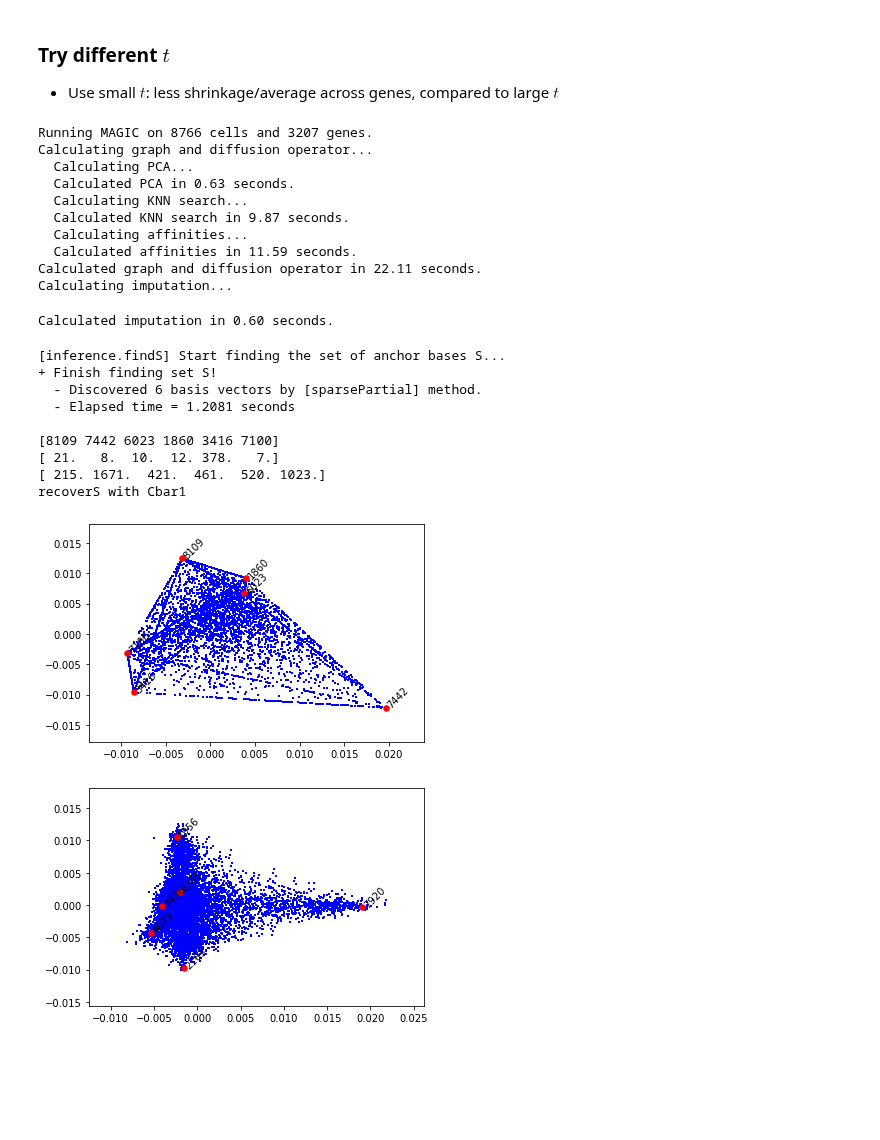
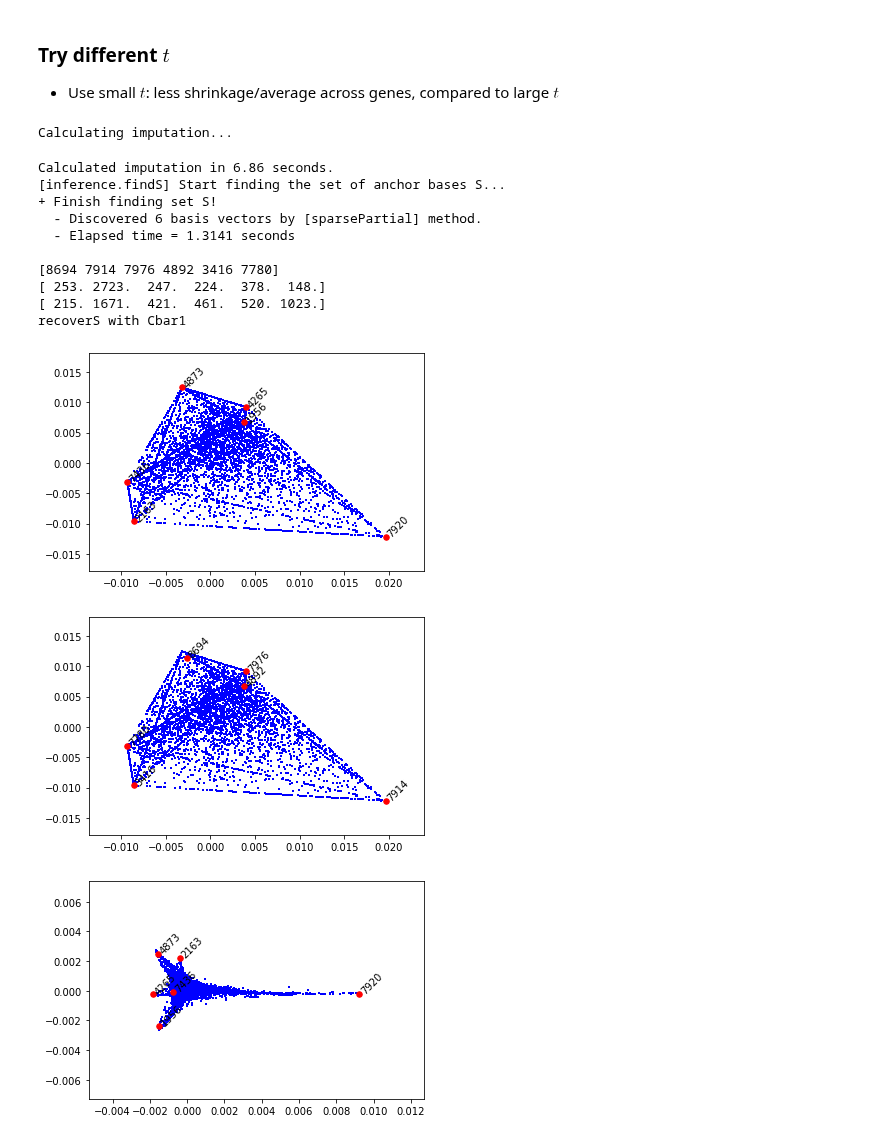
Before and after one commit to zihao12/pyJSMF-RAW, a Jupyter notebook: experiments/magic.ipynb, the cells around one changed output. Drawn from its saved outputs; the diff is of its cells as text; code cells hidden in the pictures; blank space fills up the shorter version.

```diff
--- a/experiments/magic.ipynb
+++ b/experiments/magic.ipynb
@@ -148,8 +156,8 @@ Algo still picks rare words, but they are closer to true anchor words (except fo
 Y_normalized = scprep.normalize.library_size_normalize(X.T) ## normalizing each gene; could amplify noise
 Y_normalized = scprep.transform.sqrt(Y_normalized)
 magic_op = magic.MAGIC()
+magic_op.set_params(random_state = 12)
 magic_op.fit(Y_normalized)
-Y_magic = magic_op.transform(X.T)
 # %% [output]
 Running MAGIC on 8766 cells and 3207 genes.
 Calculating graph and diffusion operator...
@@ -165,4 +173,7 @@ Calculated imputation in 2.01 seconds.
 # %%
+magic_op.set_params(t = 3)
+
+Y_magic = magic_op.transform(X.T)
 Cbar_m = Y_magic.T / Y_magic.T.sum(axis = 1)[:, None]
 Cbar_m = Cbar_m.T @ Cbar_m / n
 Cbar_m = Cbar_m / Cbar_m.sum(axis = 1)[:, None]
@@ -177,6 +188,8 @@ print(X.toarray().sum(axis = 0)[S0])
 
 which_dim = [0, 1]
 print("recoverS with Cbar1")
+vis_extremal_pca(Cbar0_pj, S0, which_dim = which_dim, annotate=True,fontsize=10)
 vis_extremal_pca(Cbar0_pj, S_m, which_dim = which_dim, annotate=True,fontsize=10)
 vis_extremal_pca(Cbar_m, S0, which_dim = which_dim, annotate=True,fontsize=10)
+vis_extremal_pca(Cbar_m, S_m, which_dim = which_dim, annotate=True,fontsize=10)
 # %% [output]
@@ -201,49 +218,40 @@ recoverS with Cbar1
 ### Try different $t$
 
 * Use small $t$: less shrinkage/average across genes, compared to large $t$
-# %%
-magic_op = magic.MAGIC()
-magic_op.set_params(t = 1)
-magic_op.fit(Y_normalized)
-Y_magic_t1 = magic_op.transform(X.T)
-# %% [output]
-Running MAGIC on 8766 cells and 3207 genes.
-Calculating graph and diffusion operator...
-  Calculating PCA...
-  Calculated PCA in 0.63 seconds.
-  Calculating KNN search...
-  Calculated KNN search in 9.87 seconds.
-  Calculating affinities...
-  Calculated affinities in 11.59 seconds.
-Calculated graph and diffusion operator in 22.11 seconds.
-Calculating imputation...
-Calculated imputation in 0.60 seconds.
 # %%
-Cbar_m = Y_magic_t1.T / Y_magic_t1.T.sum(axis = 1)[:, None]
+magic_op.set_params(t = 10)
+
+Y_magic = magic_op.transform(X.T)
+Cbar_m = Y_magic.T / Y_magic.T.sum(axis = 1)[:, None]
 Cbar_m = Cbar_m.T @ Cbar_m / n
 Cbar_m = Cbar_m / Cbar_m.sum(axis = 1)[:, None]
 S_m, _, _ = findS(Cbar_m, k)
 Cbar_m = Cbar_proj(Cbar_m)
 
 
 print(S_m)
 print(X.toarray().sum(axis = 0)[S_m])
 print(X.toarray().sum(axis = 0)[S0])
 
 
 which_dim = [0, 1]
 print("recoverS with Cbar1")
+vis_extremal_pca(Cbar0_pj, S0, which_dim = which_dim, annotate=True,fontsize=10)
 vis_extremal_pca(Cbar0_pj, S_m, which_dim = which_dim, annotate=True,fontsize=10)
 vis_extremal_pca(Cbar_m, S0, which_dim = which_dim, annotate=True,fontsize=10)
+vis_extremal_pca(Cbar_m, S_m, which_dim = which_dim, annotate=True,fontsize=10)
 # %% [output]
-[inference.findS] Start finding the set of anchor bases S...
-+ Finish finding set S!
-  - Discovered 6 basis vectors by [sparsePartial] method.
-  - Elapsed time = 1.2081 seconds
-
-[8109 7442 6023 1860 3416 7100]
-[ 21.   8.  10.  12. 378.   7.]
-[ 215. 1671.  421.  461.  520. 1023.]
-recoverS with Cbar1
+Calculating imputation...
+Calculated imputation in 6.86 seconds.
+[inference.findS] Start finding the set of anchor bases S...
++ Finish finding set S!
+  - Discovered 6 basis vectors by [sparsePartial] method.
+  - Elapsed time = 1.3141 seconds
+
+[8694 7914 7976 4892 3416 7780]
+[ 253. 2723.  247.  224.  378.  148.]
+[ 215. 1671.  421.  461.  520. 1023.]
+recoverS with Cbar1
 [figure]
-[figure, old version]
+[figure, new version]
+[figure, added]
```
Also changed, not shown: parts of 19 cells of this notebook, 1 other file.
